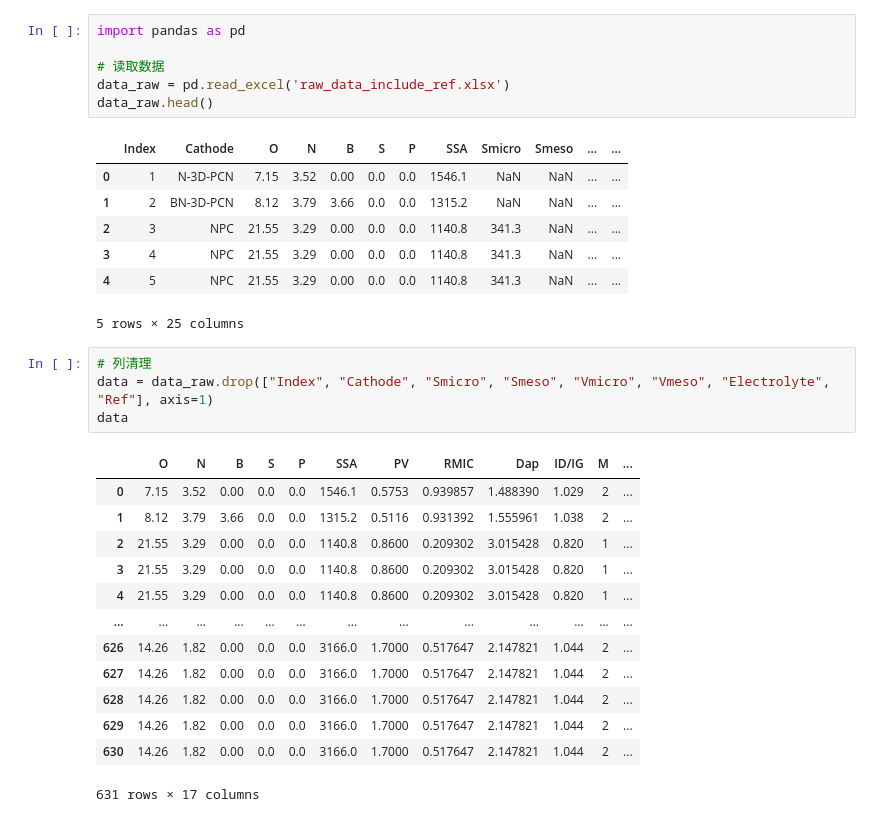
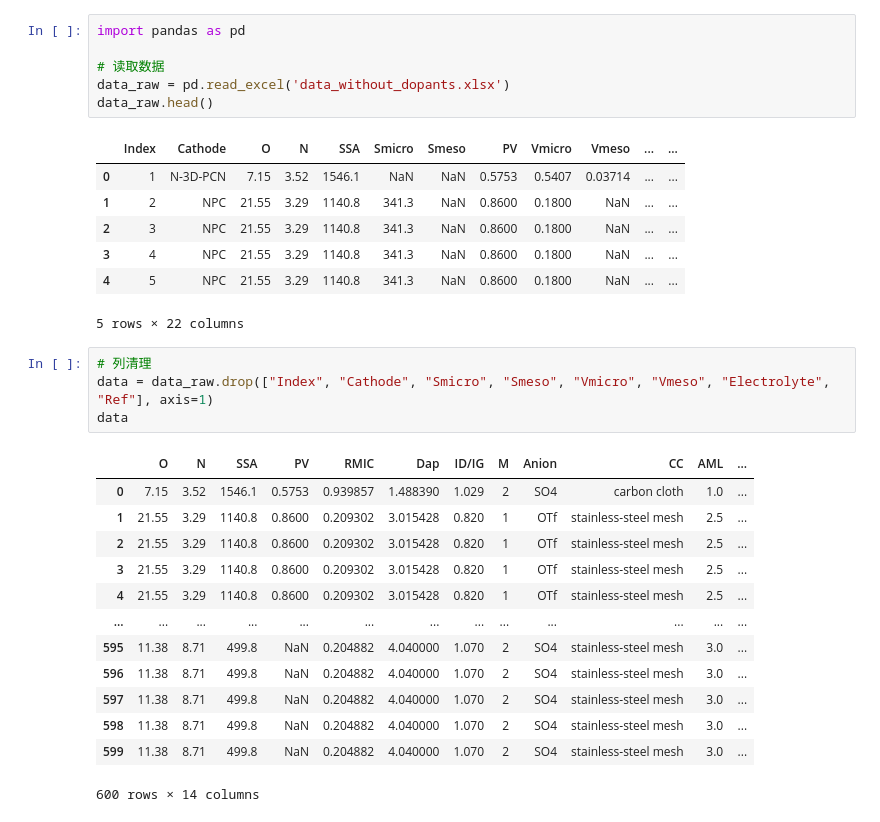
Before and after one commit to YYCHEN2001/Carbon_Cathode_New, a Jupyter notebook: data/data_procession.ipynb, the cells around one changed output. Cells and saved outputs as stored; diff of their text form.

```diff
--- a/data/data_procession.ipynb
+++ b/data/data_procession.ipynb
@@ -1,33 +1,33 @@
 # %%
 import pandas as pd
 
 # 读取数据
-data_raw = pd.read_excel('raw_data_include_ref.xlsx')
+data_raw = pd.read_excel('data_without_dopants.xlsx')
 data_raw.head()
 # %% [output]
-|  | Index | Cathode | O | N | B | S | P | SSA | Smicro | Smeso | ... | ... |
-| 0 | 1 | N-3D-PCN | 7.15 | 3.52 | 0.00 | 0.0 | 0.0 | 1546.1 | NaN | NaN | ... | ... |
-| 1 | 2 | BN-3D-PCN | 8.12 | 3.79 | 3.66 | 0.0 | 0.0 | 1315.2 | NaN | NaN | ... | ... |
-| 2 | 3 | NPC | 21.55 | 3.29 | 0.00 | 0.0 | 0.0 | 1140.8 | 341.3 | NaN | ... | ... |
-| 3 | 4 | NPC | 21.55 | 3.29 | 0.00 | 0.0 | 0.0 | 1140.8 | 341.3 | NaN | ... | ... |
-| 4 | 5 | NPC | 21.55 | 3.29 | 0.00 | 0.0 | 0.0 | 1140.8 | 341.3 | NaN | ... | ... |
+|  | Index | Cathode | O | N | SSA | Smicro | Smeso | PV | Vmicro | Vmeso | ... | ... |
+| 0 | 1 | N-3D-PCN | 7.15 | 3.52 | 1546.1 | NaN | NaN | 0.5753 | 0.5407 | 0.03714 | ... | ... |
+| 1 | 2 | NPC | 21.55 | 3.29 | 1140.8 | 341.3 | NaN | 0.8600 | 0.1800 | NaN | ... | ... |
+| 2 | 3 | NPC | 21.55 | 3.29 | 1140.8 | 341.3 | NaN | 0.8600 | 0.1800 | NaN | ... | ... |
+| 3 | 4 | NPC | 21.55 | 3.29 | 1140.8 | 341.3 | NaN | 0.8600 | 0.1800 | NaN | ... | ... |
+| 4 | 5 | NPC | 21.55 | 3.29 | 1140.8 | 341.3 | NaN | 0.8600 | 0.1800 | NaN | ... | ... |
-5 rows × 25 columns
+5 rows × 22 columns
 # %%
 # 列清理
 data = data_raw.drop(["Index", "Cathode", "Smicro", "Smeso", "Vmicro", "Vmeso", "Electrolyte", "Ref"], axis=1)
 data
 # %% [output]
-|  | O | N | B | S | P | SSA | PV | RMIC | Dap | ID/IG | M | ... |
-| 0 | 7.15 | 3.52 | 0.00 | 0.0 | 0.0 | 1546.1 | 0.5753 | 0.939857 | 1.488390 | 1.029 | 2 | ... |
-| 1 | 8.12 | 3.79 | 3.66 | 0.0 | 0.0 | 1315.2 | 0.5116 | 0.931392 | 1.555961 | 1.038 | 2 | ... |
-| 2 | 21.55 | 3.29 | 0.00 | 0.0 | 0.0 | 1140.8 | 0.8600 | 0.209302 | 3.015428 | 0.820 | 1 | ... |
-| 3 | 21.55 | 3.29 | 0.00 | 0.0 | 0.0 | 1140.8 | 0.8600 | 0.209302 | 3.015428 | 0.820 | 1 | ... |
-| 4 | 21.55 | 3.29 | 0.00 | 0.0 | 0.0 | 1140.8 | 0.8600 | 0.209302 | 3.015428 | 0.820 | 1 | ... |
+|  | O | N | SSA | PV | RMIC | Dap | ID/IG | M | Anion | CC | AML | ... |
+| 0 | 7.15 | 3.52 | 1546.1 | 0.5753 | 0.939857 | 1.488390 | 1.029 | 2 | SO4 | carbon cloth | 1.0 | ... |
+| 1 | 21.55 | 3.29 | 1140.8 | 0.8600 | 0.209302 | 3.015428 | 0.820 | 1 | OTf | stainless-steel mesh | 2.5 | ... |
+| 2 | 21.55 | 3.29 | 1140.8 | 0.8600 | 0.209302 | 3.015428 | 0.820 | 1 | OTf | stainless-steel mesh | 2.5 | ... |
+| 3 | 21.55 | 3.29 | 1140.8 | 0.8600 | 0.209302 | 3.015428 | 0.820 | 1 | OTf | stainless-steel mesh | 2.5 | ... |
+| 4 | 21.55 | 3.29 | 1140.8 | 0.8600 | 0.209302 | 3.015428 | 0.820 | 1 | OTf | stainless-steel mesh | 2.5 | ... |
 | ... | ... | ... | ... | ... | ... | ... | ... | ... | ... | ... | ... | ... |
-| 626 | 14.26 | 1.82 | 0.00 | 0.0 | 0.0 | 3166.0 | 1.7000 | 0.517647 | 2.147821 | 1.044 | 2 | ... |
-| 627 | 14.26 | 1.82 | 0.00 | 0.0 | 0.0 | 3166.0 | 1.7000 | 0.517647 | 2.147821 | 1.044 | 2 | ... |
-| 628 | 14.26 | 1.82 | 0.00 | 0.0 | 0.0 | 3166.0 | 1.7000 | 0.517647 | 2.147821 | 1.044 | 2 | ... |
-| 629 | 14.26 | 1.82 | 0.00 | 0.0 | 0.0 | 3166.0 | 1.7000 | 0.517647 | 2.147821 | 1.044 | 2 | ... |
-| 630 | 14.26 | 1.82 | 0.00 | 0.0 | 0.0 | 3166.0 | 1.7000 | 0.517647 | 2.147821 | 1.044 | 2 | ... |
+| 595 | 11.38 | 8.71 | 499.8 | NaN | 0.204882 | 4.040000 | 1.070 | 2 | SO4 | stainless-steel mesh | 3.0 | ... |
+| 596 | 11.38 | 8.71 | 499.8 | NaN | 0.204882 | 4.040000 | 1.070 | 2 | SO4 | stainless-steel mesh | 3.0 | ... |
+| 597 | 11.38 | 8.71 | 499.8 | NaN | 0.204882 | 4.040000 | 1.070 | 2 | SO4 | stainless-steel mesh | 3.0 | ... |
+| 598 | 11.38 | 8.71 | 499.8 | NaN | 0.204882 | 4.040000 | 1.070 | 2 | SO4 | stainless-steel mesh | 3.0 | ... |
+| 599 | 11.38 | 8.71 | 499.8 | NaN | 0.204882 | 4.040000 | 1.070 | 2 | SO4 | stainless-steel mesh | 3.0 | ... |
-631 rows × 17 columns
+600 rows × 14 columns
 # %%
```
Also changed, not shown: parts of 3 cells of this notebook, 8 other files.
